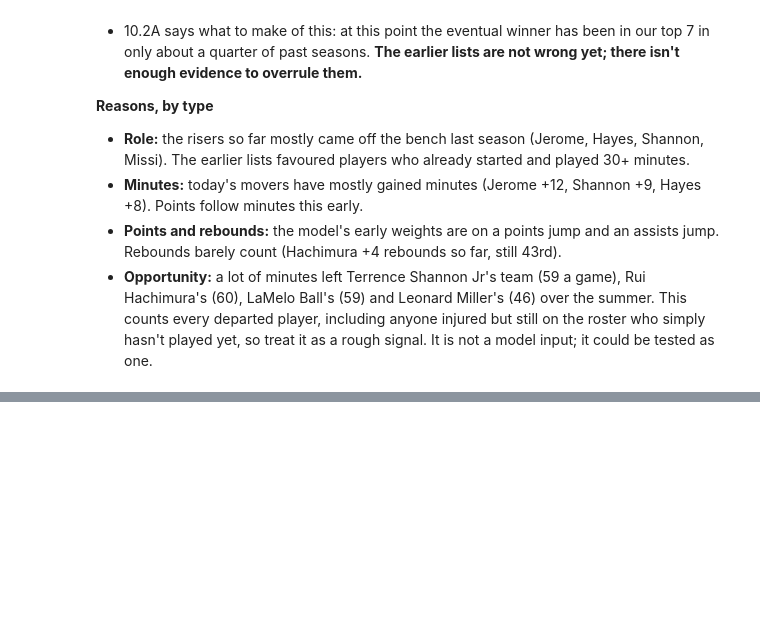
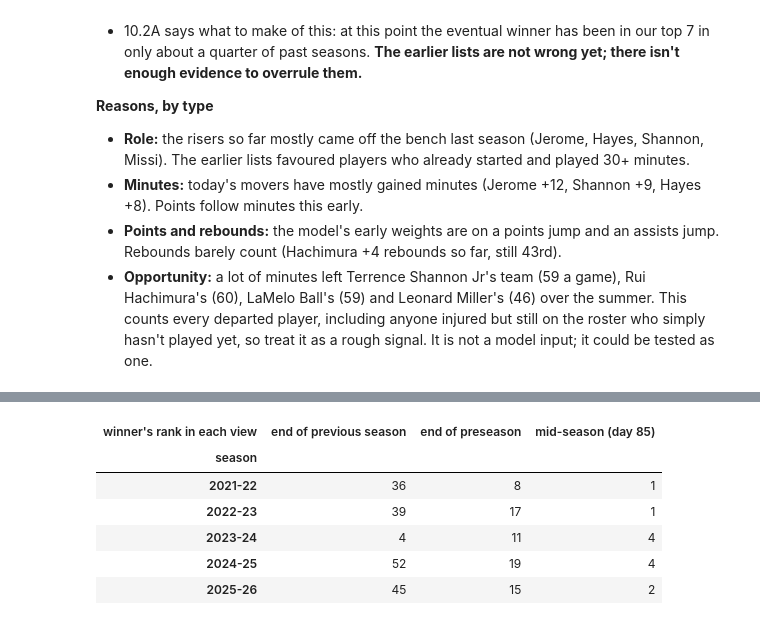
Before and after one commit to dan-j-e/unicorn-hunting, a Jupyter notebook: notebooks/10_2_live_mip_race.ipynb, the cells around one changed output, grey strips where cells are left out. Saved outputs shown, nothing was run; the diff lists cells and outputs as text; code cells hidden in the pictures; blank space fills up the shorter version.

```diff
--- a/notebooks/10_2_live_mip_race.ipynb
+++ b/notebooks/10_2_live_mip_race.ipynb
@@ -408,0 +419,49 @@ fig.savefig(FIG_DIR / "10_2_three_snapshots.png", dpi=150, bbox_inches="tight")
+# %%
+# FIVE_SEASONS
+from unicorn.bref import all_mip_voting, attach_player_ids
+
+BACK = ["2021-22", "2022-23", "2023-24", "2024-25", "2025-26"]
+DAY_MID = 85
+votes = attach_player_ids(all_mip_voting(), games)
+mid = race(DAY_MID)
+FA = F[F["season"] != LIVE]
+
+def walk_forward(train_all, test_all, features, season):
+    m = ChoiceModel(features, L2).fit(train_all[train_all["season"] < season])
+    t = test_all[test_all["season"] == season]
+    out = t[["player_id", "player_name", "mip"]].assign(chance=m.predict_proba(t))
+    out["rank"] = out["chance"].rank(ascending=False, method="first").astype(int)
+    return out.sort_values("rank")
+
+VIEWS = {"end of previous season": lambda s: walk_forward(FH, FA[FA["candidate"]], LAST_SEASON_LEAN + PROFILE + MOMENTUM, s),
+         "end of preseason": lambda s: walk_forward(FH, FA[FA["candidate"]], LEAN, s),
+         f"mid-season (day {DAY_MID})": lambda s: walk_forward(mid[mid["season"] != LIVE], mid, EARLY, s)}
+lists = {(s, v): f(s) for s in BACK for v, f in VIEWS.items()}
+
+rows = []
+for s in BACK:
+    real = votes[(votes["season"] == s) & (votes["vote_rank"] <= 7)]
+    voted = set(votes.loc[votes["season"] == s, "player_id"].dropna().astype(int))
+    winner = real.loc[real["vote_rank"] == 1, "player"].iloc[0]
+    for v in VIEWS:
+        L7 = lists[(s, v)]
+        w = L7[L7["mip"]]
+        top = L7.head(7)
+        rows.append({"season": s, "view": v, "winner": winner, "winner's rank": int(w["rank"].iloc[0]) if len(w) else None,
+                     "of our 7 in the real top 7": int(top["player_id"].isin(real["player_id"]).sum()),
+                     "of our 7 who got any vote": int(top["player_id"].isin(voted).sum())})
+scores = pd.DataFrame(rows)
+summary = scores.groupby("view", sort=False).agg(**{"winner in our top 7 (of 5)": ("winner's rank", lambda r: int((r <= 7).sum())),
+                                                   "median winner rank": ("winner's rank", "median"),
+                                                   "of our 7 in the real top 7 (avg)": ("of our 7 in the real top 7", "mean"),
+                                                   "of our 7 who got any vote (avg)": ("of our 7 who got any vote", "mean")})
+display(scores.pivot(index="season", columns="view", values="winner's rank")[list(VIEWS)].rename_axis(columns="winner's rank in each view"))
+summary.round(1)
+# %% [output]
+| winner's rank in each view | end of previous season | end of preseason | mid-season (day 85) |
+| season |  |  |  |
+| 2021-22 | 36 | 8 | 1 |
+| 2022-23 | 39 | 17 | 1 |
+| 2023-24 | 4 | 11 | 4 |
+| 2024-25 | 52 | 19 | 4 |
+| 2025-26 | 45 | 15 | 2 |
```
Also changed, not shown: parts of 4 cells of this notebook, 2 other files.
